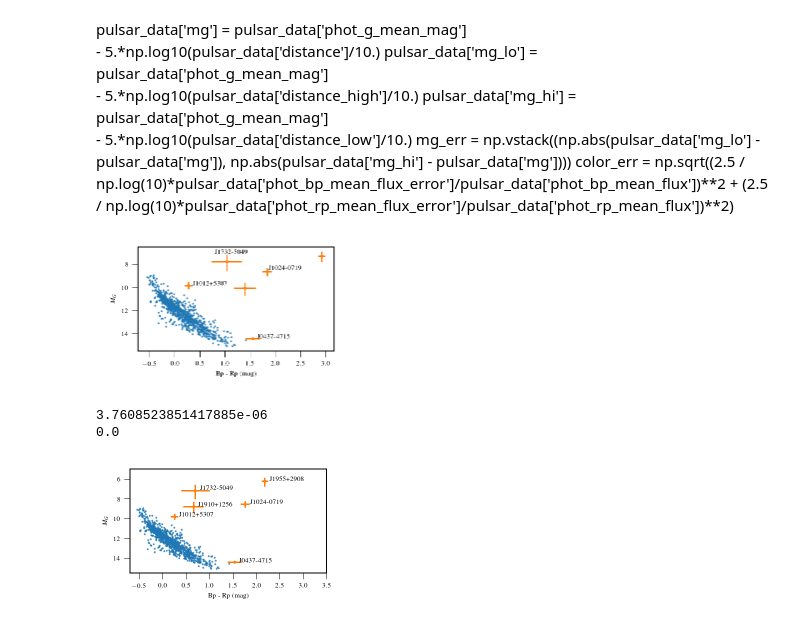
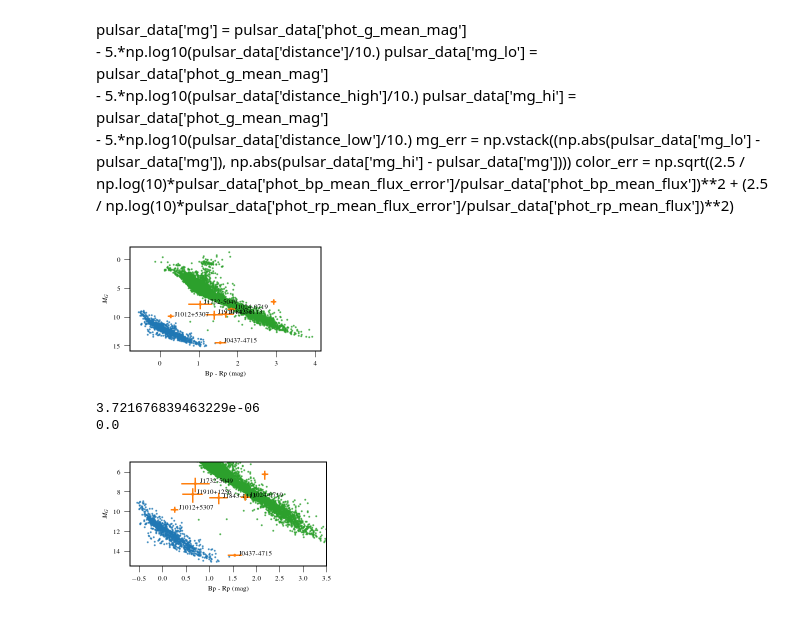
Before and after one commit to ChiaraMingarelli/gaia_pulsars, a Jupyter notebook: codes/hrd_figure.ipynb, the cells around one changed output. Saved outputs shown, nothing was run; the diff lists cells and outputs as text; code cells hidden in the pictures.

Commit message:
included new pulsar

```diff
--- a/codes/hrd_figure.ipynb
+++ b/codes/hrd_figure.ipynb
@@ -121,3 +129,6 @@ AND visibility_periods_used>8 \
 AND astrometric_chi2_al/(astrometric_n_good_obs_al-5)<1.44*greatest(1,exp(-0.4*(phot_g_mean_mag-19.5))) \
 AND bp_rp < 2 \
 AND phot_g_mean_mag+5*log10(parallax)-10 > 10+2.6*bp_rp"
+# %%
+job = Gaia.launch_job(query)
+mainsequence = Table(job.get_results())
@@ -124,5 +145,4 @@ AND phot_g_mean_mag+5*log10(parallax)-10 > 10+2.6*bp_rp"
 # %%
-from astroquery.gaia import Gaia
 job = Gaia.launch_job(wd_query)
-data = job.get_results()
+data = Table(job.get_results())
 # %% [output]
@@ -150,10 +173,13 @@ pulsar_data.sort(['names', 'angdist'])
 pulsar_data = unique(pulsar_data, keys='names') # drop less-good duplicate matches
 # %%
 #names_keep = ['J0437-4715', 'J1012+5307', 'J1024-0719', 'J1732-5049', 'J1910+1256', 'J1955+2908']
-names_keep = ['J0437-4715', 'J1012+5307', 'J1024-0719', 'J1732-5049', 'J1910+1256', 'J1843-1113']
+names_keep = ['J0437-4715', 'J1012+5307', 'J1024-0719', 'J1732-5049', 'J1910+1256', 'J1843-1113', 'J1955+2908']
 pulsar_data = pulsar_data[np.isin(pulsar_data['names'], names_keep)] # keep only the sources we wrote about
 # %%
-distance =      Column([156.7,  907, 1272, 4220, 1162, 1484], name='distance')
-distance_low =  Column([156.5,  777, 1072, 2854,  862, 992], name='distance_low')
-distance_high = Column([156.9, 1037, 1472, 5586, 1462, 1976], name='distance_high')
+#distance =      Column([156.7,  907, 1272, 4220, 1162, 1896], name='distance')
+#distance_low =  Column([156.5,  777, 1072, 2854,  862, 1496], name='distance_low')
+#distance_high = Column([156.9, 1037, 1472, 5586, 1462, 2269], name='distance_high')
+distance =      Column([156.7,  907, 1272, 4220, 1162, 1484, 1896], name='distance')
+distance_low =  Column([156.5,  777, 1072, 2854,  862, 992, 1496], name='distance_low')
+distance_high = Column([156.9, 1037, 1472, 5586, 1462, 1976, 2269], name='distance_high')
 pulsar_data.add_columns([distance, distance_low, distance_high])
@@ -192,36 +214,37 @@ color_err = np.sqrt((2.5 / np.log(10)*pulsar_data['phot_bp_mean_flux_error']/pul
 # %%
 fig, ax1 = plt.subplots()
 ax1.scatter(data['bp_rp'], data['mg'], color='C0', alpha=0.7, s=1)
+ax1.scatter(mainsequence['bp_rp'], mainsequence['mg'], color='C2', alpha=0.7, s=1)
 ax1.errorbar(pulsar_data['bp_rp'], pulsar_data['mg'], yerr=mg_err, xerr=color_err, color='C1', fmt='o')
 #ax1.set_xlim([-.7,3])
 #ax1.set_ylim([22,8])
 ax1.invert_yaxis()
 ax1.set_xlabel('Bp - Rp (mag)')
 ax1.set_ylabel('$M_G$')
-bprp = pulsar_data['bp_rp'] - bestAbp + bestArp
-absG = pulsar_data['mg'] - best
+bprp = pulsar_data['bp_rp']
+absG = pulsar_data['mg']
 for i in range(6):
     ax1.annotate(pulsar_data['names'][i], (bprp[i]+0.1, absG[i]), color = 'black')
 
 #ax1.annotate(pulsar_data['names'][0], (1.25, 21.5), color = 'black')
 #ax1.annotate(pulsar_data['names'][1], (-.05, 17), color = 'black')
 #ax1.annotate(pulsar_data['names'][2], (1.55,12.5), color = 'black')
 #ax1.text(0.7, 11.2, pulsar_data['names'][3], color = 'black', weight = 'heavy')
 #ax1.annotate(pulsar_data['names'][4], (1.2,15.2), color = 'black')
 #ax1.annotate(pulsar_data['names'][5], (2.3, 14.3), color = 'black')
 
 
 
 plt.tight_layout()
 plt.savefig("../figures/hrd_wLabels.pdf")
 # %% [output]
-[figure, old version]
+[figure, new version]
 # %%
 sfd, bayesMid = dust(pulsar_data['ra'], pulsar_data['dec'], pulsar_data['distance'])
 sfdAG, sfdAbp, sfdArp = getDust(pulsar_data['phot_g_mean_mag'], pulsar_data['phot_bp_mean_mag'], pulsar_data['phot_rp_mean_mag'], sfd)
 bayesAG, bayesAbp, bayesArp = getDust(pulsar_data['phot_g_mean_mag'], pulsar_data['phot_bp_mean_mag'], pulsar_data['phot_rp_mean_mag'], bayesMid[0])
 # %% [output]
-3.7608523851417885e-06
+3.721676839463229e-06
 0.0
 # %%
 bestAG = bayesAG
@@ -234,6 +257,7 @@ fig, ax1 = plt.subplots()
 bprp = pulsar_data['bp_rp'] - bestAbp + bestArp
 absG = pulsar_data['mg'] - bestAG
 ax1.scatter(data['bp_rp'], data['mg'], color='C0', alpha=0.7, s=1)
+ax1.scatter(mainsequence['bp_rp'], mainsequence['mg'], color='C2', alpha=0.7, s=1)
 ax1.errorbar(pulsar_data['bp_rp'] - bestAbp + bestArp, pulsar_data['mg'] - bestAG, yerr=mg_err, xerr=color_err, color='C1', fmt='o')
 ax1.set_xlim([-.7,3.5])
 ax1.set_ylim([15.5,5])
@@ -242,10 +266,10 @@ ax1.set_xlabel('Bp - Rp (mag)')
 ax1.set_ylabel('$M_G$')
 #for ii in range(6):
 #    ax1.annotate(pulsar_data['names'][ii], (data['bp_rp'][ii], data['mg'][ii]), color = 'black')
-for i in range(6):
+for i in range(len(pulsar_data['names'])):
     ax1.annotate(pulsar_data['names'][i], (bprp[i]+0.1, absG[i]), color = 'black')
 
 plt.tight_layout()
 plt.savefig("../figures/hrd_wLabels_wDust.pdf")
 # %% [output]
-[figure, old version]
+[figure, new version]
```
Also changed, not shown: parts of 12 cells of this notebook, 3 other files.
